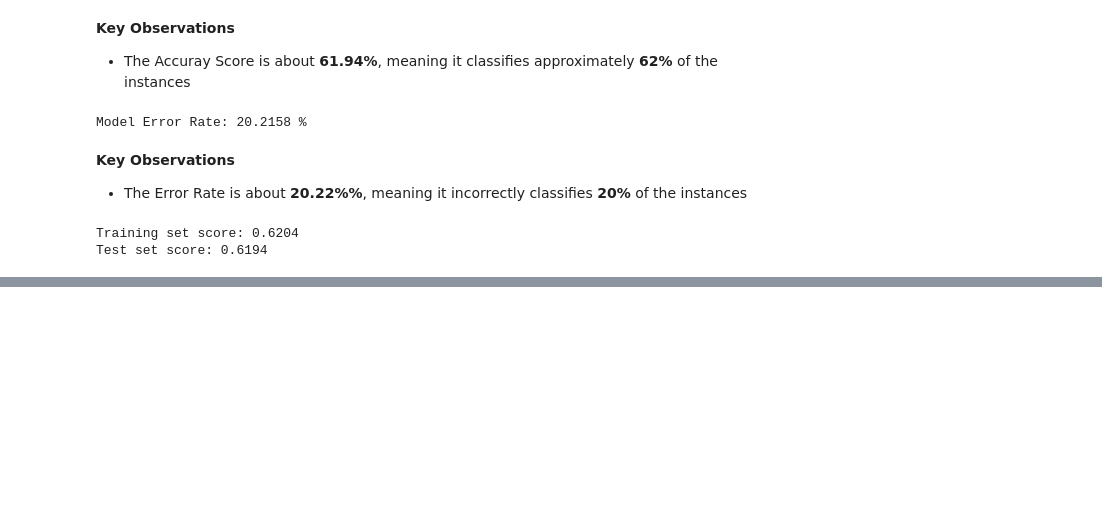
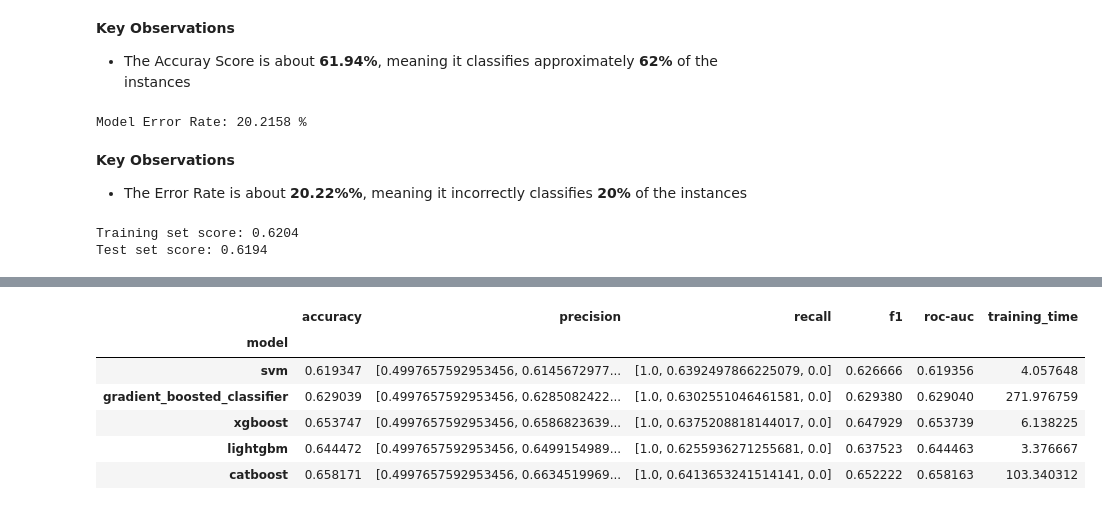
Before and after one commit to B-Treftz/Flight_Status_Predictor, a Jupyter notebook: 3_Model_Selection/Model_Select_Olivia.ipynb, the cells around one changed output, grey strips where cells are left out. Drawn from its saved outputs; the diff is of its cells as text; code cells hidden in the pictures; blank space fills up the shorter version.

Commit message:
Updatd model selection notebook

```diff
--- a/3_Model_Selection/Model_Select_Olivia.ipynb
+++ b/3_Model_Selection/Model_Select_Olivia.ipynb
@@ -444,0 +453,27 @@ Test set score: 0.6194
+# %%
+# Define categorical and numerical features
+categorical_features = ['Carrier_Name', 'Dep_Time_Block_Group', 'Month']
+numerical_features = ['Scheduled_Arrival_Time', 'Scheduled_Departure_Time', 'Year', 'Day']
+
+# Define the preprocessing steps
+preprocessor = ColumnTransformer(
+    transformers=[
+        ('num', StandardScaler(), numerical_features),
+        ('cat', OneHotEncoder(handle_unknown='ignore'), categorical_features)
+    ])
+
+# Redefine X (features) and y (target) variables
+X = df_features[['Carrier_Name', 'Year', 'Month', 'Day', 'Scheduled_Arrival_Time', 'Scheduled_Departure_Time',
+                'Dep_Time_Block_Group']]
+y = df_features["delayed"]
+
+# Apply the preprocessing pipeline to X
+x_preprocessed = preprocessor.fit_transform(X)
+
+# Split the data into training and testing sets
+X_train, X_test, y_train, y_test = train_test_split(x_preprocessed, y, test_size=0.2, random_state=42)
+
+print(f"x_train shape: {X_train.shape}")
+print(f"x_test shape: {X_test.shape}")
+print(f"y_train shape: {y_train.shape}")
+print(f"y_test shape: {y_test.shape}")
@@ -444,0 +560,14 @@ Test set score: 0.6194
+# %%
+# Convert the results to a DataFrame
+results_df = pd.DataFrame(results).set_index('model')
+
+# Display the DataFrame
+results_df
+# %% [output]
+|  | accuracy | precision | recall | f1 | roc-auc | training_time |
+| model |  |  |  |  |  |  |
+| svm | 0.619347 | [0.4997657592953456, 0.6145672977... | [1.0, 0.6392497866225079, 0.0] | 0.626666 | 0.619356 | 4.057648 |
+| gradient_boosted_classifier | 0.629039 | [0.4997657592953456, 0.6285082422... | [1.0, 0.6302551046461581, 0.0] | 0.629380 | 0.629040 | 271.976759 |
+| xgboost | 0.653747 | [0.4997657592953456, 0.6586823639... | [1.0, 0.6375208818144017, 0.0] | 0.647929 | 0.653739 | 6.138225 |
+| lightgbm | 0.644472 | [0.4997657592953456, 0.6499154989... | [1.0, 0.6255936271255681, 0.0] | 0.637523 | 0.644463 | 3.376667 |
+| catboost | 0.658171 | [0.4997657592953456, 0.6634519969... | [1.0, 0.6413653241514141, 0.0] | 0.652222 | 0.658163 | 103.340312 |
```
Also changed, not shown: parts of 7 cells of this notebook.
